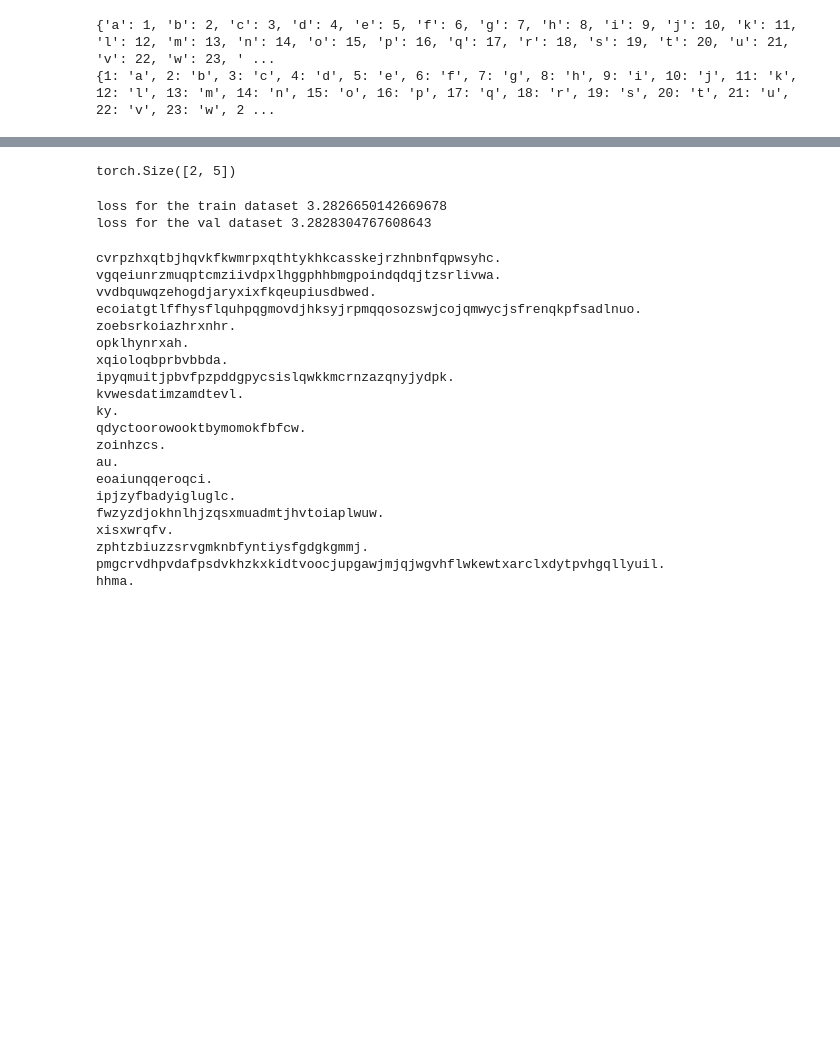
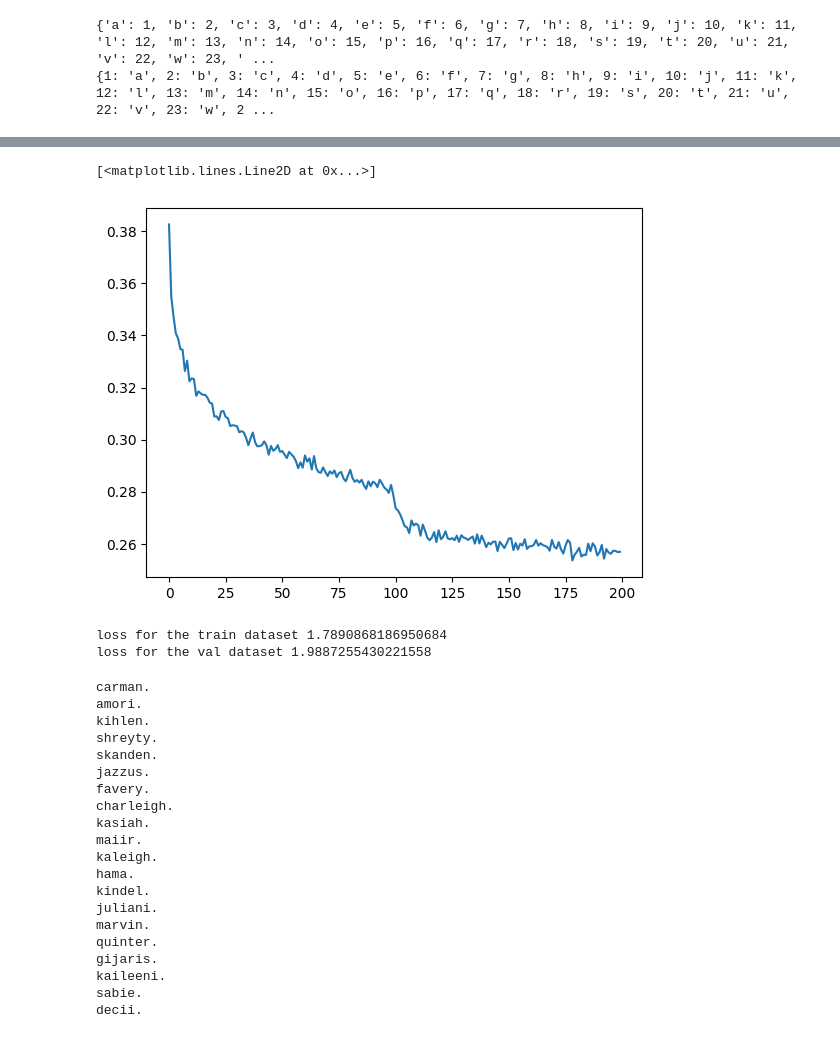
Before and after one commit to khoi/learning-neural-network, a Jupyter notebook: makemore/03-wavenet.ipynb, the cells around one changed output, grey strips where cells are left out. Cells and saved outputs as stored; diff of their text form; code cells hidden in the pictures; blank space fills up the shorter version.

```diff
--- a/makemore/03-wavenet.ipynb
+++ b/makemore/03-wavenet.ipynb
@@ -32,6 +32,8 @@ print(itos)
 {'a': 1, 'b': 2, 'c': 3, 'd': 4, 'e': 5, 'f': 6, 'g': 7, 'h': 8, 'i': 9, 'j': 10, 'k': 11, 'l': 12, 'm': 13, 'n': 14, 'o': 15, 'p': 16, 'q': 17, 'r': 18, 's': 19, 't': 20, 'u': 21, 'v': 22, 'w': 23, ' ...
 {1: 'a', 2: 'b', 3: 'c', 4: 'd', 5: 'e', 6: 'f', 7: 'g', 8: 'h', 9: 'i', 10: 'j', 11: 'k', 12: 'l', 13: 'm', 14: 'n', 15: 'o', 16: 'p', 17: 'q', 18: 'r', 19: 's', 20: 't', 21: 'u', 22: 'v', 23: 'w', 2 ...
 # %%
+block_size = 8
+
 def build_data(words, block_size):
     X, Y = [], []
     for w in words:
@@ -49,7 +51,6 @@ random.shuffle(words)
 n1 = int(len(words) * 0.8)
 n2 = int(len(words) * 0.9)
 
-block_size = 3
 
 X_train, Y_train = build_data(words[:n1], block_size)
 X_dev, Y_dev = build_data(words[n1:n2], block_size)
@@ -57,4 +58,7 @@ X_test, Y_test = build_data(words[n2:], block_size)
 
 print(X_train.shape, X_dev.shape, X_test.shape)
 print(Y_train.shape, Y_dev.shape, Y_test.shape)
+
+for x, y in zip(X_train[:10], Y_train[:10]):
+    print(''.join([itos[i.item()] for i in x]), " => ", itos[y.item()])
 # %% [output]
@@ -190,15 +190,14 @@ class Sequential:
     # get parameters of all layers and stretch them out into one list
     return [p for layer in self.layers for p in layer.parameters()]
 # %%
-n_embd = 10
-n_hidden = 200
+n_embd = 24
+n_hidden = 128
 
 model = Sequential([
     Embedding(vocab_size, n_embd),
-    Flatten(),
-    Linear(block_size*n_embd, n_hidden, bias=False),
-    BatchNorm1d(n_hidden),
-    Tanh(),
+    FlattenConsecutive(2), Linear(2*n_embd, n_hidden, bias=False), BatchNorm1d(n_hidden), Tanh(),
+    FlattenConsecutive(2), Linear(2*n_hidden, n_hidden, bias=False), BatchNorm1d(n_hidden), Tanh(),
+    FlattenConsecutive(2), Linear(2*n_hidden, n_hidden, bias=False), BatchNorm1d(n_hidden), Tanh(),
     Linear(n_hidden, vocab_size)
 ])
 
@@ -207,6 +206,7 @@ with torch.no_grad():
 
 parameters = model.parameters()
 print(f"number of parameters: {sum(p.numel() for p in parameters)}")
+
 for p in parameters:
     p.requires_grad = True
 # %% [output]
@@ -243,6 +243,5 @@ for i in range(max_steps):
         print(f"{i:7d}/{max_steps:7d} loss: {loss.item():.4f}")
 
     lossi.append(loss.log10().item())
-    break
 # %% [output]
 expected initial loss 3.295836925506592
@@ -252,10 +264,8 @@ Wall time: 1.98 ms
 # %%
-# plt.plot(torch.tensor(lossi).view(-1, 1000).mean(1))
+plt.plot(torch.tensor(lossi).view(-1, 1000).mean(1))
+# %% [output]
+[<matplotlib.lines.Line2D at 0x...>]
+[figure, added]
-# %%
-a = torch.arange(10).view(-1, 5)
-print(a.shape)
-# %% [output]
-torch.Size([2, 5])
 # %%
 for layer in model.layers:
     layer.training = False # batch norm should use the whole dataset's mean and variance now
@@ -275,8 +285,8 @@ def split_loss(split):
 split_loss('train')
 split_loss('val')
 # %% [output]
-loss for the train dataset 3.2826650142669678
-loss for the val dataset 3.2828304767608643
+loss for the train dataset 1.7890868186950684
+loss for the val dataset 1.9887255430221558
 # %%
 # sample from the model
 g = torch.Generator().manual_seed(2147483647 + 10)
@@ -300,23 +310,23 @@ for _ in range(20):
 
     print(''.join(itos[i] for i in out)) # decode and print the generated word
 # %% [output]
-cvrpzhxqtbjhqvkfkwmrpxqthtykhkcasskejrzhnbnfqpwsyhc.
-vgqeiunrzmuqptcmziivdpxlhggphhbmgpoindqdqjtzsrlivwa.
-vvdbquwqzehogdjaryxixfkqeupiusdbwed.
-ecoiatgtlffhysflquhpqgmovdjhksyjrpmqqosozswjcojqmwycjsfrenqkpfsadlnuo.
-zoebsrkoiazhrxnhr.
-opklhynrxah.
-xqioloqbprbvbbda.
-ipyqmuitjpbvfpzpddgpycsislqwkkmcrnzazqnyjydpk.
-kvwesdatimzamdtevl.
-ky.
-qdyctoorowooktbymomokfbfcw.
-zoinhzcs.
-au.
-eoaiunqqeroqci.
-ipjzyfbadyigluglc.
-fwzyzdjokhnlhjzqsxmuadmtjhvtoiaplwuw.
-xisxwrqfv.
-zphtzbiuzzsrvgmknbfyntiysfgdgkgmmj.
-pmgcrvdhpvdafpsdvkhzkxkidtvoocjupgawjmjqjwgvhflwkewtxarclxdytpvhgqllyuil.
-hhma.
+carman.
+amori.
+kihlen.
+shreyty.
+skanden.
+jazzus.
+favery.
+charleigh.
+kasiah.
+maiir.
+kaleigh.
+hama.
+kindel.
+juliani.
+marvin.
+quinter.
+gijaris.
+kaileeni.
+sabie.
+decii.
```
Also changed, not shown: parts of 4 cells of this notebook.
